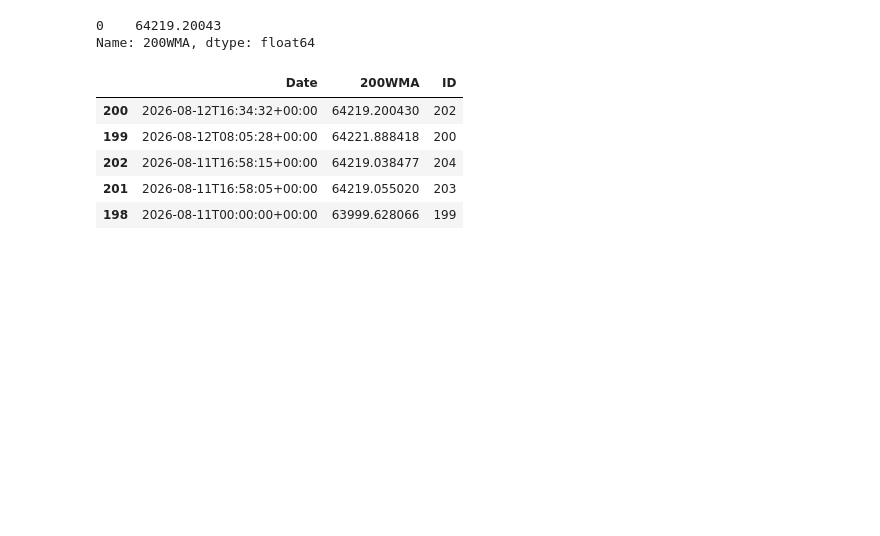
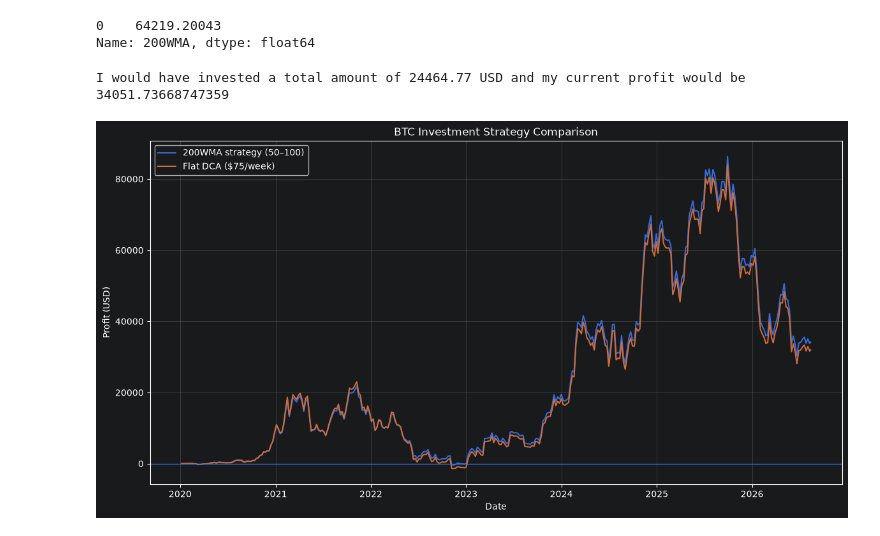
Before and after one commit to P33Rview/bitquire, a Jupyter notebook: scraping test.ipynb, the cells around one changed output. Saved outputs shown, nothing was run; the diff lists cells and outputs as text; code cells hidden in the pictures; blank space fills up the shorter version.

```diff
--- a/scraping test.ipynb
+++ b/scraping test.ipynb
@@ -91,26 +91,3 @@ return_supabase_wma()["200WMA"].reset_index(drop=True)
 # %% [output]
 0    64219.20043
 Name: 200WMA, dtype: float64
-# %%
-# Establishing a supabase connection
-supabase: Client = create_client(
-    SUPABASE_URL,
-    SUPABASE_KEY
-)
-
-response = (
-    supabase
-    .table("200_wma_btc")
-    .select("*")
-    .execute()
-)
-
-df = pd.DataFrame(response.data).sort_values(by="Date", ascending=False)
-df.head(5)
-# %% [output]
-|  | Date | 200WMA | ID |
-| 200 | 2026-08-12T16:34:32+00:00 | 64219.200430 | 202 |
-| 199 | 2026-08-12T08:05:28+00:00 | 64221.888418 | 200 |
-| 202 | 2026-08-11T16:58:15+00:00 | 64219.038477 | 204 |
-| 201 | 2026-08-11T16:58:05+00:00 | 64219.055020 | 203 |
-| 198 | 2026-08-11T00:00:00+00:00 | 63999.628066 | 199 |
@@ -116,0 +202,15 @@ df.head(5)
+# %%
+btc_df = get_btc_weekly_data()
+btc_df = btc_df[btc_df["Date"] >= "2020-01-01"]
+btc_df["200wma"] = calculate_200_wma()
+btc_df["buy_amount_btc"] = btc_df.apply(
+    lambda row: calculate_purchase(row["Close"],row["200wma"])["btc_amount"],axis=1)
+btc_df["buy_amount_usd"] = btc_df["buy_amount_btc"] * btc_df["Close"]
+
+btc_df[btc_df["Date"] >= "2026-01-01"]
+btc_df["current_price"] = get_current_btc_price()*len(btc_df)
+btc_df["current_value"] = btc_df["current_price"] * btc_df["buy_amount_btc"]
+btc_df["profit"] = btc_df["current_value"] - btc_df["buy_amount_usd"]
+print(f"I would have invested a total amount of {btc_df["buy_amount_usd"].sum()} USD and my current profit would be {btc_df["profit"].sum()}")
+# %% [output]
+I would have invested a total amount of 24464.77 USD and my current profit would be 34051.73668747359
@@ -116,0 +297,30 @@ df.head(5)
+# %%
+plt.figure(figsize=(14, 7))
+
+plt.plot(
+    btc_df["Date"],
+    btc_df["profit"],
+    label="200WMA strategy ($50–$100)"
+)
+
+plt.plot(
+    btc_df["Date"],
+    btc_df["flat_profit"],
+    label="Flat DCA ($75/week)"
+)
+
+plt.axhline(
+    y=0,
+    linewidth=1
+)
+
+plt.title("BTC Investment Strategy Comparison")
+plt.xlabel("Date")
+plt.ylabel("Profit (USD)")
+
+plt.legend()
+plt.grid(alpha=0.3)
+
+plt.show()
+# %% [output]
+[figure, added]
```
Also changed, not shown: parts of 2 cells of this notebook, 2 other files.
